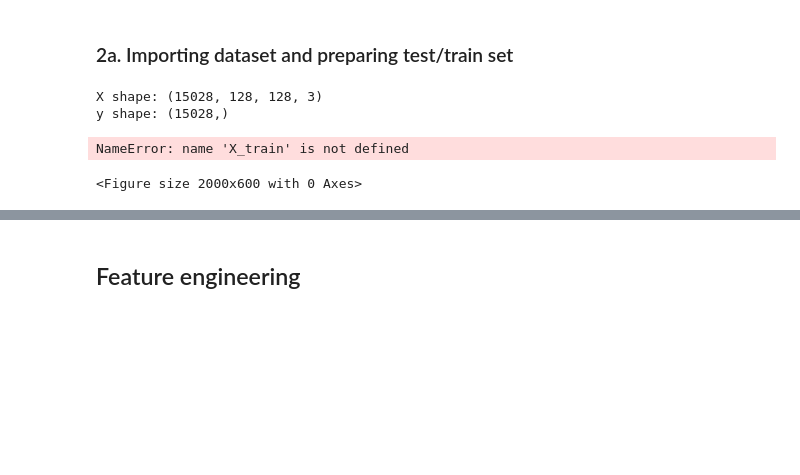
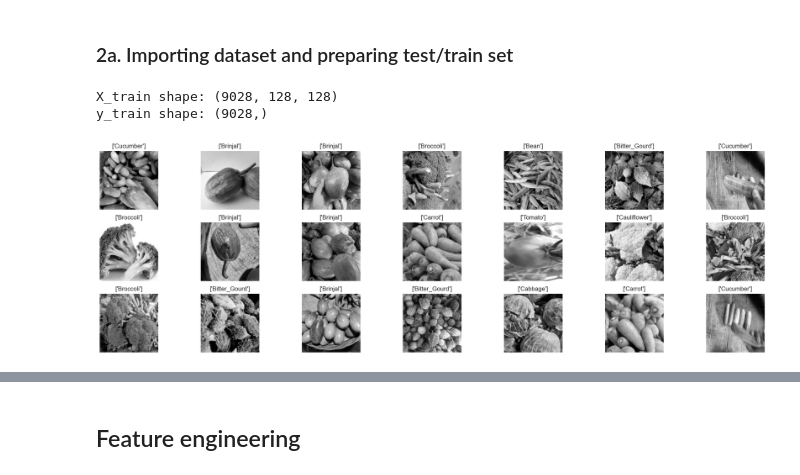
Before and after one commit to fwnriyx/poly, a Jupyter notebook: Deep Learning/CA1/CNN/BaseImplementation.ipynb, the cells around one changed output, grey strips where cells are left out. Saved outputs shown, nothing was run; the diff lists cells and outputs as text; code cells hidden in the pictures; blank space fills up the shorter version.

```diff
--- a/Deep Learning/CA1/CNN/BaseImplementation.ipynb
+++ b/Deep Learning/CA1/CNN/BaseImplementation.ipynb
@@ -111,42 +115,43 @@ import numpy as np
 
 dataset_path = "Datasets/Dataset for CA1 part A/"
 
-images = []
-labels = []
+# Initialize empty lists to store images and corresponding labels for training data
+train_images = []
+train_labels = []
 
-for folder in ["train", "test", "validation"]:
-    folder_path = os.path.join(dataset_path, folder)
-    for label in os.listdir(folder_path):
-        label_path = os.path.join(folder_path, label)
-        for image_file in os.listdir(label_path):
-            image_path = os.path.join(label_path, image_file)
-            # Read the image using OpenCV
-            image = cv2.imread(image_path)
-            # Resize the image to desired dimensions
-            image = cv2.resize(image, (128, 128))  # Specify desired_width and desired_height
-            # Normalize the pixel values
-            image = image.astype('float32') / 255
-            images.append(image)
-            labels.append(label)
+# Loop through the training folder
+train_folder_path = os.path.join(dataset_path, "train")
+for label in os.listdir(train_folder_path):
+    label_path = os.path.join(train_folder_path, label)
+    for image_file in os.listdir(label_path):
+        image_path = os.path.join(label_path, image_file)
+        image = cv2.imread(image_path, cv2.IMREAD_GRAYSCALE)
+        image = cv2.resize(image, (128, 128))
+        image = image.astype('float32') / 255
+        train_images.append(image)
+        train_labels.append(label)
 
-X = np.array(images)
-y = np.array(labels)
+X_train = np.array(train_images)
+y_train = np.array(train_labels)
 
-print("X shape:", X.shape)
-print("y shape:", y.shape)
+# X train is the array containing all the images, while y train is the array containing all the labels
+print("X_train shape:", X_train.shape)
+print("y_train shape:", y_train.shape)
 # %% [output]
-X shape: (15028, 128, 128, 3)
-y shape: (15028,)
+X_train shape: (9028, 128, 128)
+y_train shape: (9028,)
 # %%
+#Checking if the data was imported correctly
+
 fig = plt.figure(figsize=(20, 6))
-for i in range(1,22):
+for i in range(1, 22):
     randn = int(np.random.random() * len(X_train))
     ax = fig.add_subplot(3, 7, i)
-    ax.imshow(X_train[randn])
-    ax.set_title(labels[y_train.flatten()[randn]])
+    ax.imshow(X_train[randn], cmap='gray')  # Use cmap='gray' to display grayscale images
+    ax.set_title([y_train.flatten()[randn]])
     ax.axis('off')
 
 plt.tight_layout()
+plt.show()
 # %% [output]
-NameError: name 'X_train' is not defined
-<Figure size 2000x600 with 0 Axes>
+[figure, added]
```
Also changed, not shown: parts of 3 cells of this notebook.
